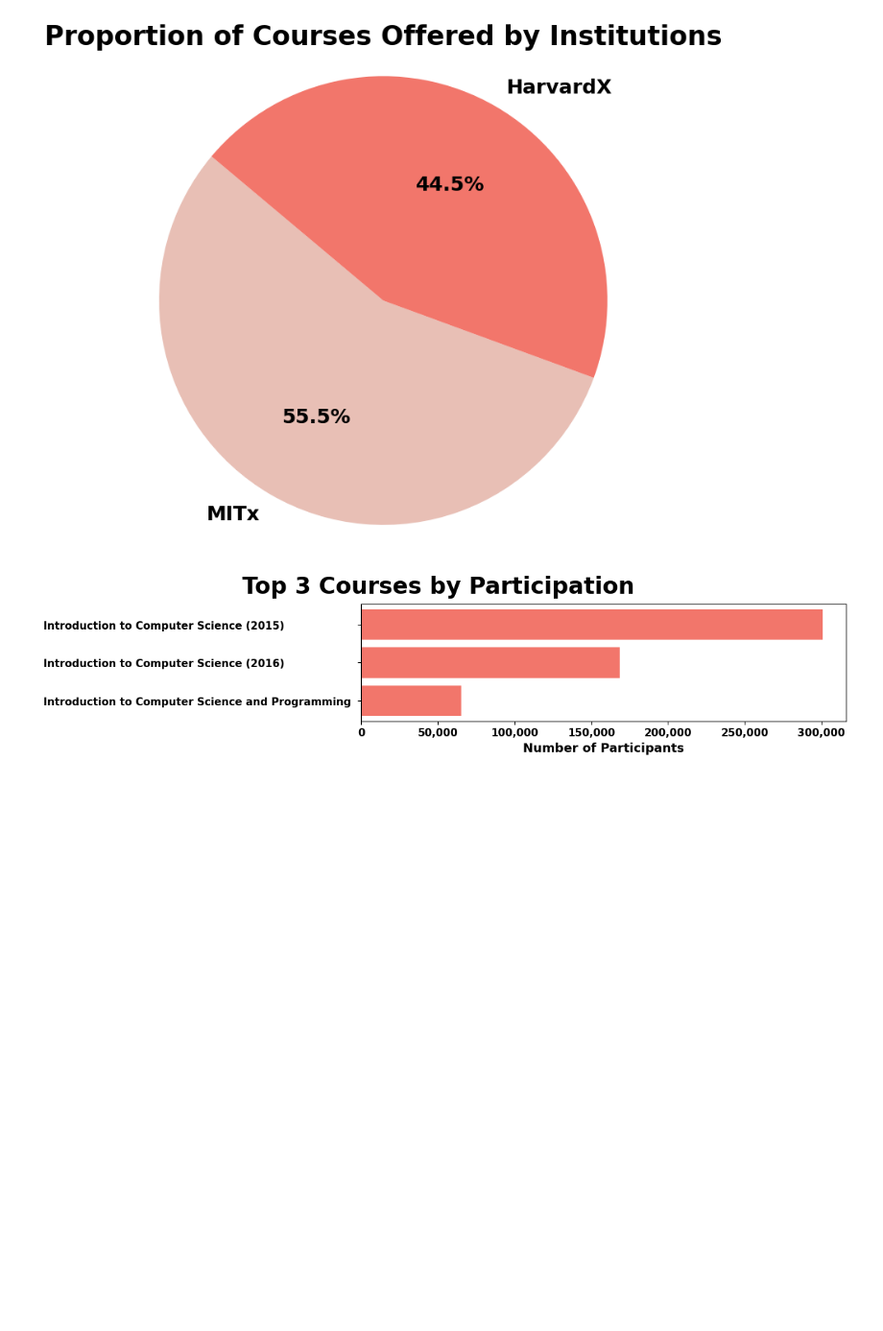
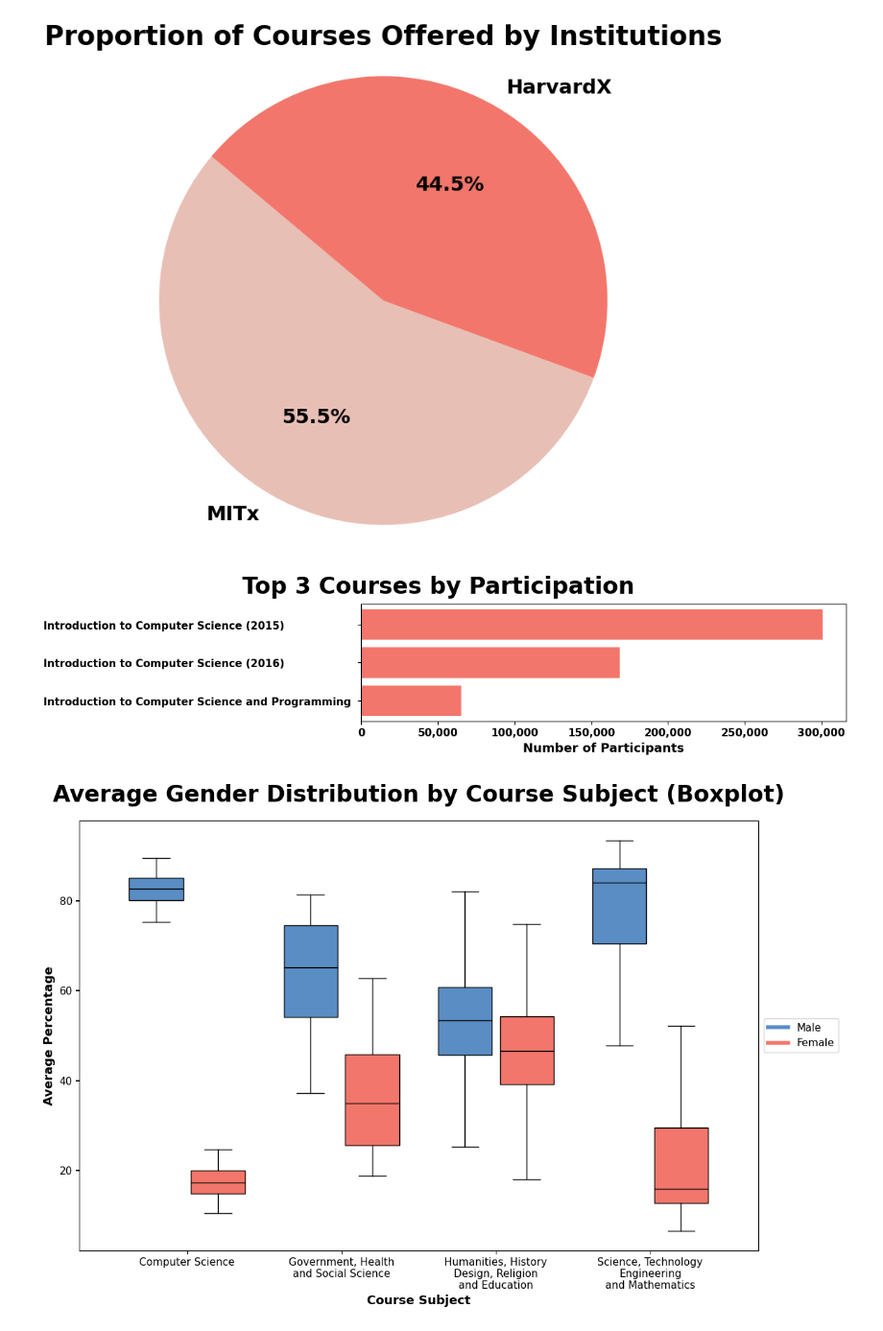
Before and after one commit to DanielaAntosova/Online-Courses-from-Harvard-and-MIT, a Jupyter notebook: hezky_graf_kurzy.ipynb, the cells around one changed output. Shown: that part at 96% size. Drawn from its saved outputs; the diff is of its cells as text; code cells hidden in the pictures; blank space fills up the shorter version.

Commit message:
boxplot graf

```diff
--- a/hezky_graf_kurzy.ipynb
+++ b/hezky_graf_kurzy.ipynb
@@ -107,3 +107,85 @@ plt.savefig("top_3_courses.png", dpi=300, bbox_inches='tight')
 plt.show()
 # %% [output]
 [figure]
+# %%
+# Importování potřebných knihoven
+import matplotlib.pyplot as plt
+import pandas as pd
+import numpy as np
+
+# Načtení dat z CSV souboru
+data = pd.read_csv("kurzy_cleaned.csv")
+
+# Výpočet průměrného procenta mužů a žen podle studijních oborů
+gender_distribution = data.groupby('Course_Subject')[['%_Male', '%_Female']].mean().reset_index()
+
+# Příprava seznamu oborů pro vykreslení
+subjects = gender_distribution['Course_Subject']
+
+# Funkce pro zalomení dlouhých názvů oborů do maximálně 3 řádků
+def wrap_text(subject, max_lines=3):
+    words = subject.split(', ')  # Rozdělení názvu podle čárek
+    lines = ['']
+    for word in words:
+        # Pokud délka řádku nepřekročí 20 znaků, přidáme další část na stejný řádek
+        if len(lines[-1] + word) < 20:
+            lines[-1] += (', ' if lines[-1] else '') + word
+        else:
+            # Pokud je řádek příliš dlouhý, vytvoříme nový
+            lines.append(word)
+    return '\n'.join(lines[:max_lines])  # Vrátíme zalomený text jako řetězec
+
+# Zalomení všech názvů oborů
+wrapped_subjects = [wrap_text(subject) for subject in subjects]
+
+# Příprava dat pro boxplot
+male_data = [data[data['Course_Subject'] == subject]['%_Male'].dropna() for subject in subjects]  # Data pro muže
+female_data = [data[data['Course_Subject'] == subject]['%_Female'].dropna() for subject in subjects]  # Data pro ženy
+
+# Vytvoření boxplotu pro zastoupení mužů a žen v jednotlivých studijních oborech
+fig, ax = plt.subplots(figsize=(12, 8))
+
+# Boxplot pro data mužů
+bp1 = ax.boxplot(male_data, positions=np.arange(len(subjects)) - 0.2, widths=0.35, patch_artist=True,
+                 boxprops=dict(facecolor='#5A8DC3', color='black'),  # Modrá barva pro muže
+                 medianprops=dict(color='black'), labels=wrapped_subjects, vert=True)
+
+# Boxplot pro data žen
+bp2 = ax.boxplot(female_data, positions=np.arange(len(subjects)) + 0.2, widths=0.35, patch_artist=True,
+                 boxprops=dict(facecolor='#F2766B', color='black'),  # Růžová barva pro ženy
+                 medianprops=dict(color='black'), vert=True)
+
+# Nastavení popisků os a nadpisu grafu
+ax.set_ylabel('Average Percentage', fontsize=13, fontweight='bold')  # Popis osy Y
+ax.set_xlabel('Course Subject', fontsize=13, fontweight='bold')  # Popis osy X
+ax.set_title('Average Gender Distribution by Course Subject (Boxplot)', fontsize=24, fontweight='bold', loc='center', pad=20)  # Nadpis grafu
+ax.set_xticks(np.arange(len(subjects)))
+ax.set_xticklabels(wrapped_subjects, fontsize=11, fontweight='normal')  # Zalomené a normální popisky X-ové osy
+
+# Vytvoření vlastní legendy
+legend_elements = [
+    plt.Line2D([0], [0], color='#5A8DC3', lw=4, label='Male'),  # Modrá barva pro muže
+    plt.Line2D([0], [0], color='#F2766B', lw=4, label='Female')  # Růžová barva pro ženy
+]
+legend = ax.legend(handles=legend_elements, fontsize=11, loc='center left', bbox_to_anchor=(1, 0.5))  # Umístění legendy vedle grafu
+for text in legend.get_texts():
+    text.set_fontweight('normal')  # Normální styl textu v legendě
+
+# Nastavení popisků na ose Y
+ax.tick_params(axis='y', labelsize=11, width=1.5)
+for label in ax.get_yticklabels():
+    label.set_fontweight('normal')  # Normální styl pro čísla na ose Y
+
+# Odstranění mřížky z grafu
+ax.grid(False)
+
+# Úprava rozložení pro lepší zarovnání
+plt.tight_layout()
+
+# Uložení grafu jako obrázku ve formátu PNG
+plt.savefig("Average_Gender_Distribution_by_Course_Subject.png", dpi=300, bbox_inches='tight')
+
+# Zobrazení grafu
+plt.show()
+# %% [output]
+[figure, added]
```
Also changed, not shown: 2 other files.
